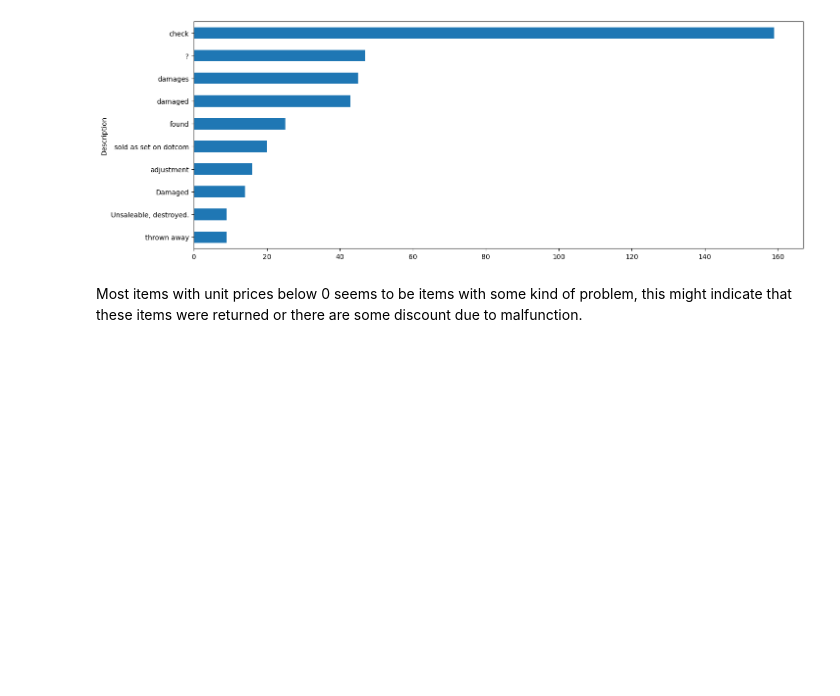
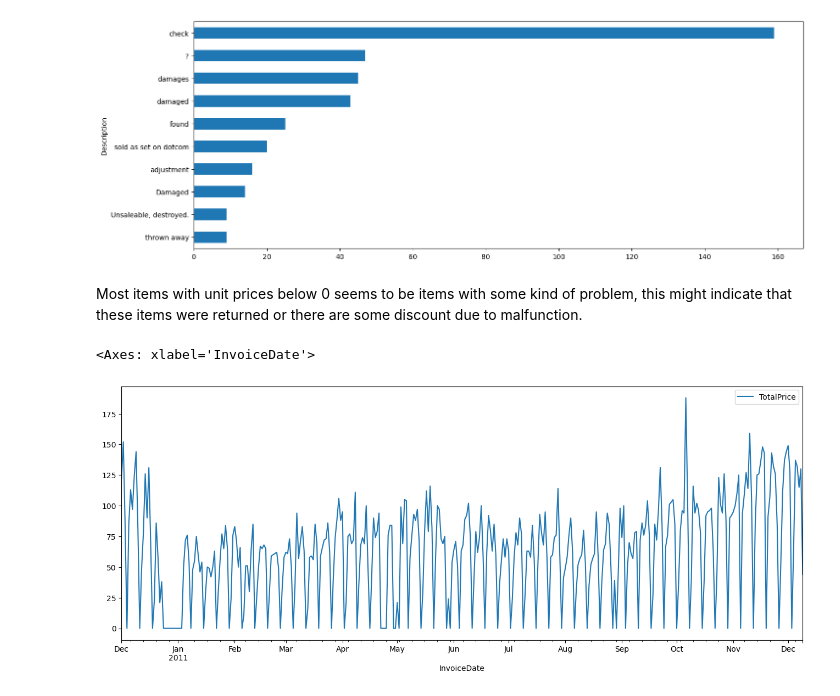
Before and after one commit to Drieger/clustering-ecommerce-clients, a Jupyter notebook: notebooks/cluster.ipynb, the cells around one changed output. Drawn from its saved outputs; the diff is of its cells as text; code cells hidden in the pictures; blank space fills up the shorter version.

```diff
--- a/notebooks/cluster.ipynb
+++ b/notebooks/cluster.ipynb
@@ -232,3 +232,10 @@ plt.show()
 [figure]
 # %% [markdown]
 Most items with unit prices below 0 seems to be items with some kind of problem, this might indicate that these items were returned or there are some discount due to malfunction.
+# %%
+data['TotalPrice'] = data['UnitPrice'] * data['Quantity']
+seasonal = data.groupby(['InvoiceDate', 'InvoiceNo',]).agg({'TotalPrice': 'sum'})[['TotalPrice']].groupby('InvoiceDate').count().resample('D').count()
+seasonal.plot(figsize=(16,6))
+# %% [output]
+<Axes: xlabel='InvoiceDate'>
+[figure, added]
```
Also changed, not shown: parts of 1 cell of this notebook.
